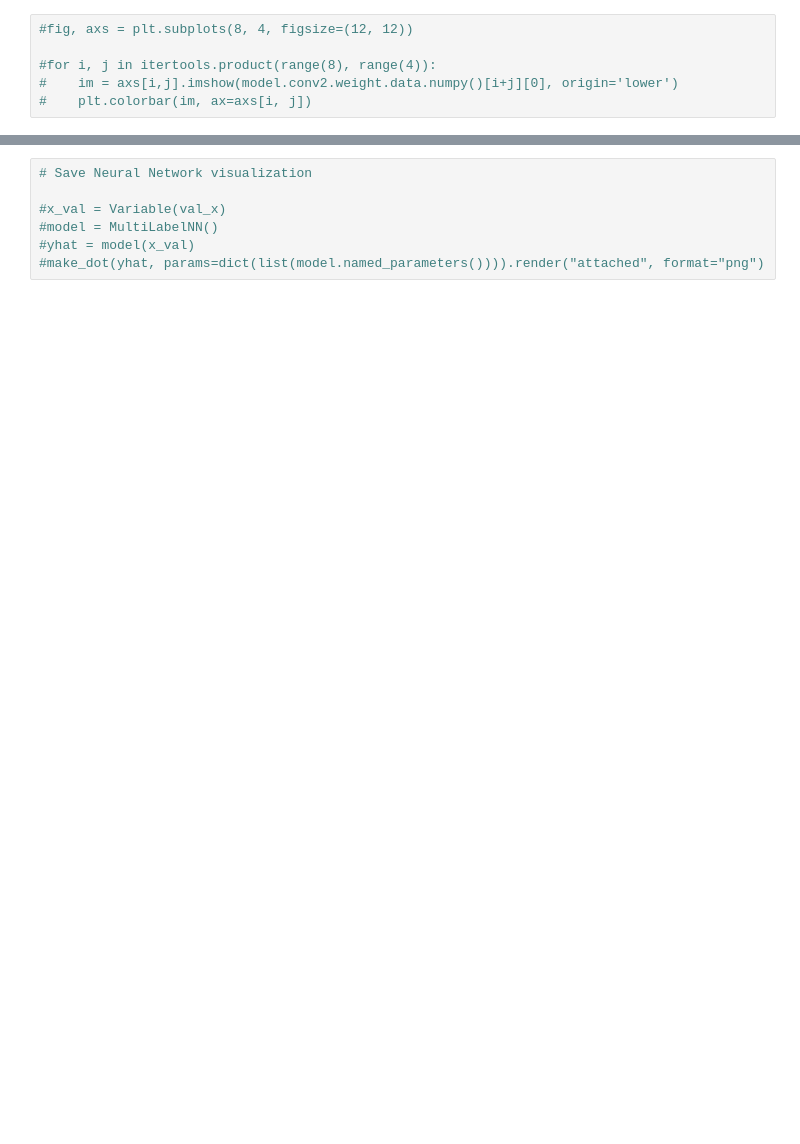
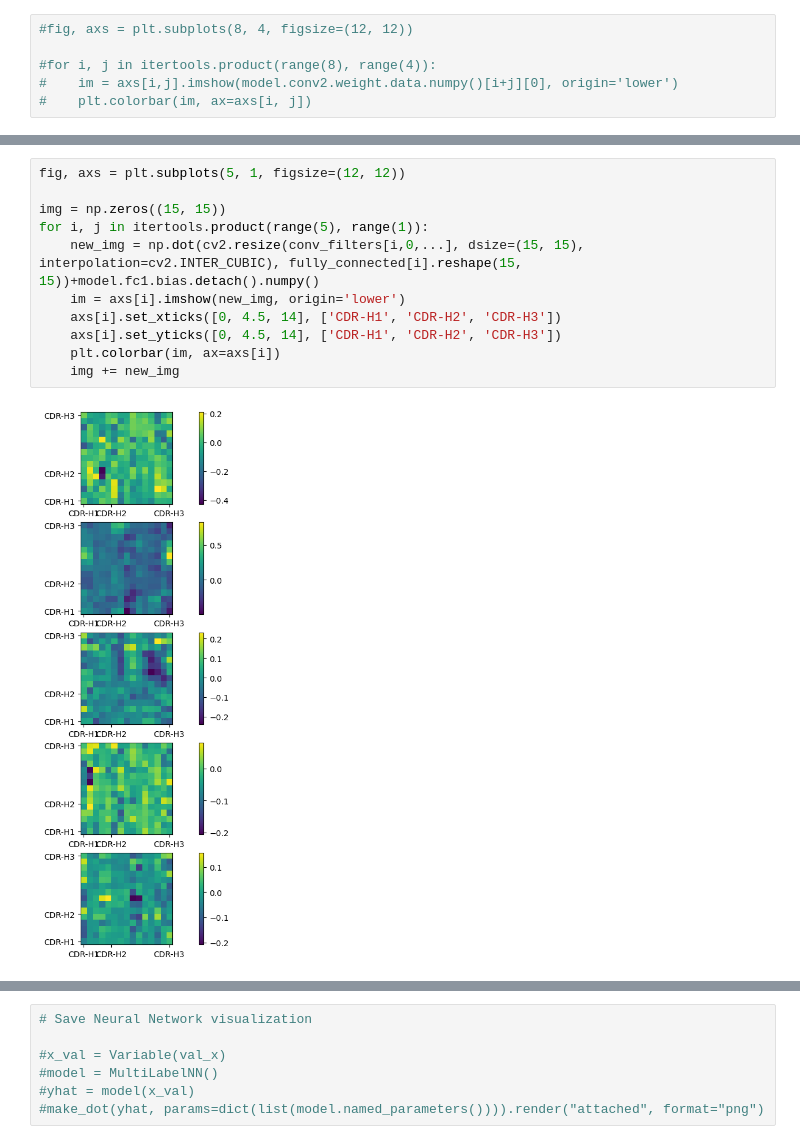
Before and after one commit to kevinmicha/ANTIPASTI, a Jupyter notebook: NMA CNN.ipynb, the cells around one changed output, grey strips where cells are left out. Saved outputs shown, nothing was run; the diff lists cells and outputs as text; blank space fills up the shorter version.

```diff
--- a/NMA CNN.ipynb
+++ b/NMA CNN.ipynb
@@ -417,0 +405,13 @@ plt.colorbar()
+# %%
+fig, axs = plt.subplots(5, 1, figsize=(12, 12))
+
+img = np.zeros((15, 15))
+for i, j in itertools.product(range(5), range(1)):
+    new_img = np.dot(cv2.resize(conv_filters[i,0,...], dsize=(15, 15), interpolation=cv2.INTER_CUBIC), fully_connected[i].reshape(15, 15))+model.fc1.bias.detach().numpy()
+    im = axs[i].imshow(new_img, origin='lower')
+    axs[i].set_xticks([0, 4.5, 14], ['CDR-H1', 'CDR-H2', 'CDR-H3'])
+    axs[i].set_yticks([0, 4.5, 14], ['CDR-H1', 'CDR-H2', 'CDR-H3'])
+    plt.colorbar(im, ax=axs[i])
+    img += new_img
+# %% [output]
+[figure, added]
```
Also changed, not shown: parts of 21 cells of this notebook.
